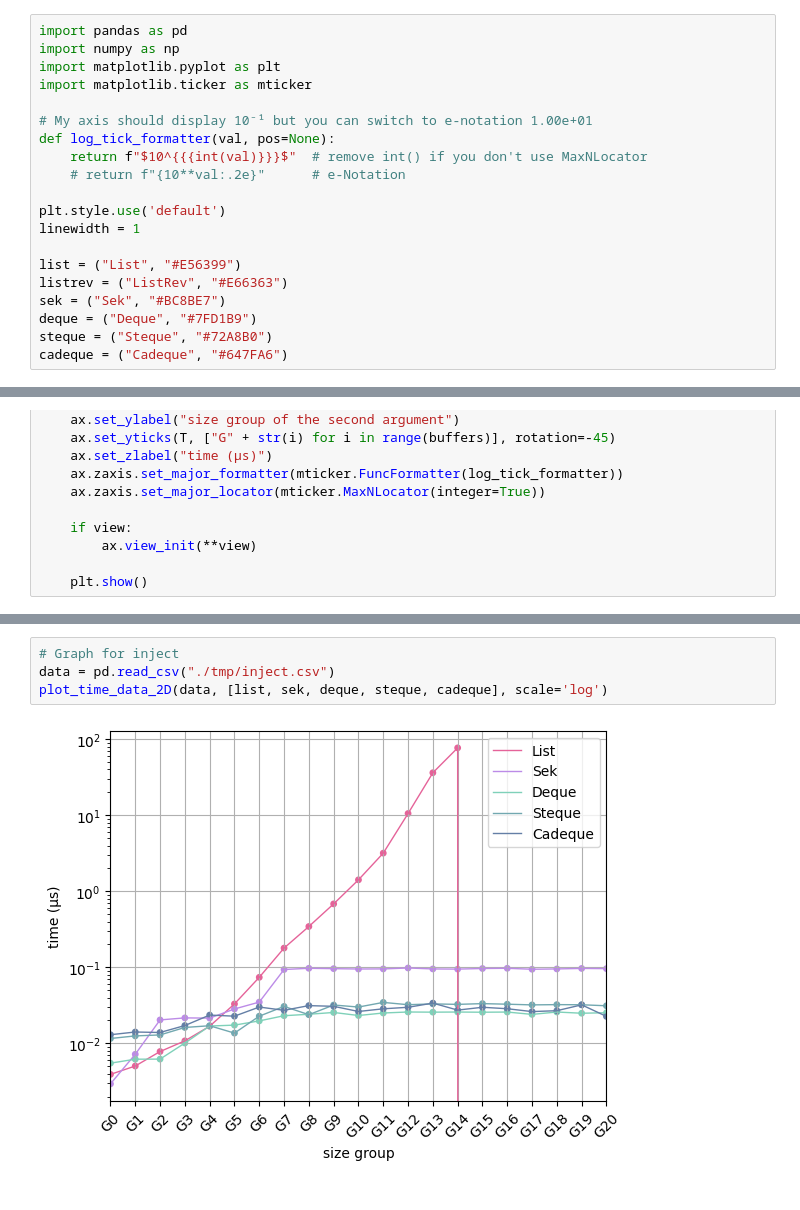
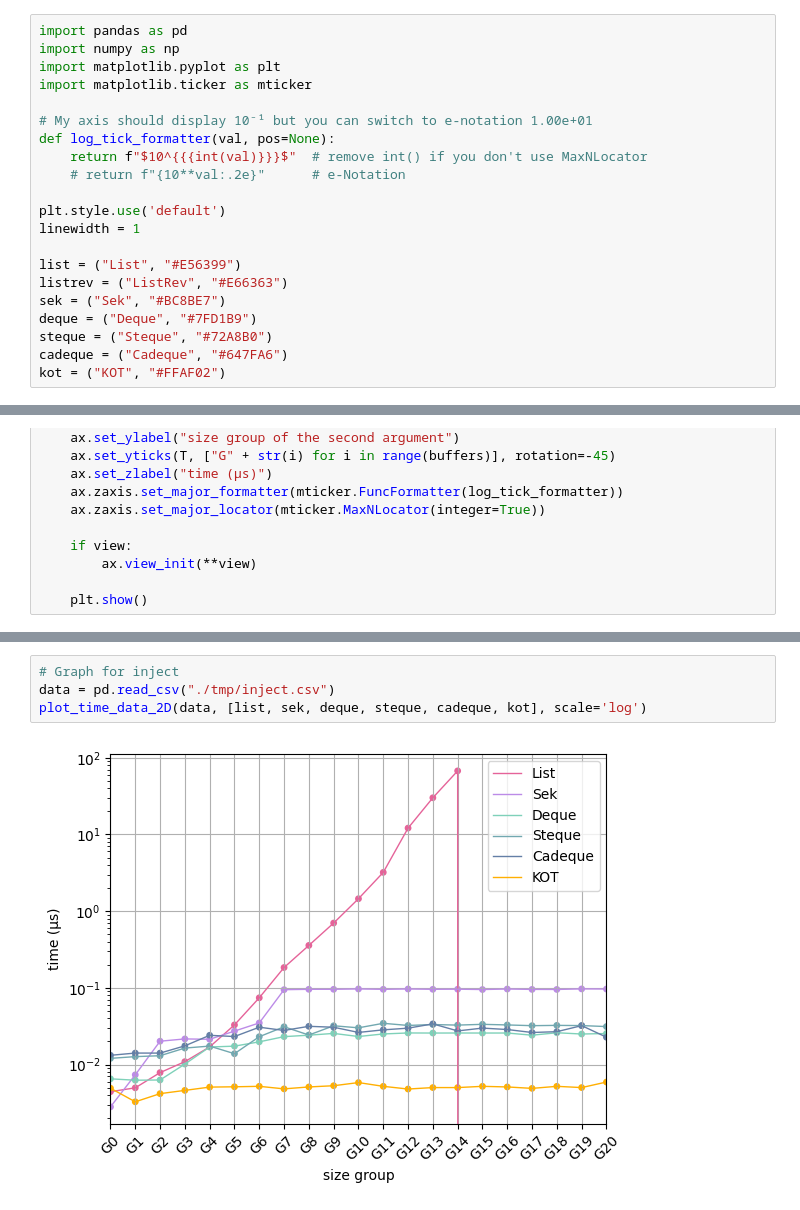
Before and after one commit to JulesViennotFranca/VerifiedCatenableDeque, a Jupyter notebook: bench/graphics.ipynb, the cells around one changed output, grey strips where cells are left out. Drawn from its saved outputs; the diff is of its cells as text.

```diff
--- a/bench/graphics.ipynb
+++ b/bench/graphics.ipynb
@@ -18,6 +18,7 @@ sek = ("Sek", "#BC8BE7")
 deque = ("Deque", "#7FD1B9")
 steque = ("Steque", "#72A8B0")
 cadeque = ("Cadeque", "#647FA6")
+kot = ("KOT", "#FFAF02")
 # %%
 def make_time_data_2D(data, name):
     times = data[name + "T"]
@@ -120,9 +121,9 @@ plot_time_data_2D(data, [list, sek, deque, steque, cadeque])
 # %%
 # Graph for inject
 data = pd.read_csv("./tmp/inject.csv")
-plot_time_data_2D(data, [list, sek, deque, steque, cadeque], scale='log')
+plot_time_data_2D(data, [list, sek, deque, steque, cadeque, kot], scale='log')
 # %% [output]
-[figure, old version]
+[figure, new version]
 # %%
 # Graph for eject
 data = pd.read_csv("./tmp/eject.csv")
```
Also changed, not shown: parts of 5 cells of this notebook, 2 other files.
